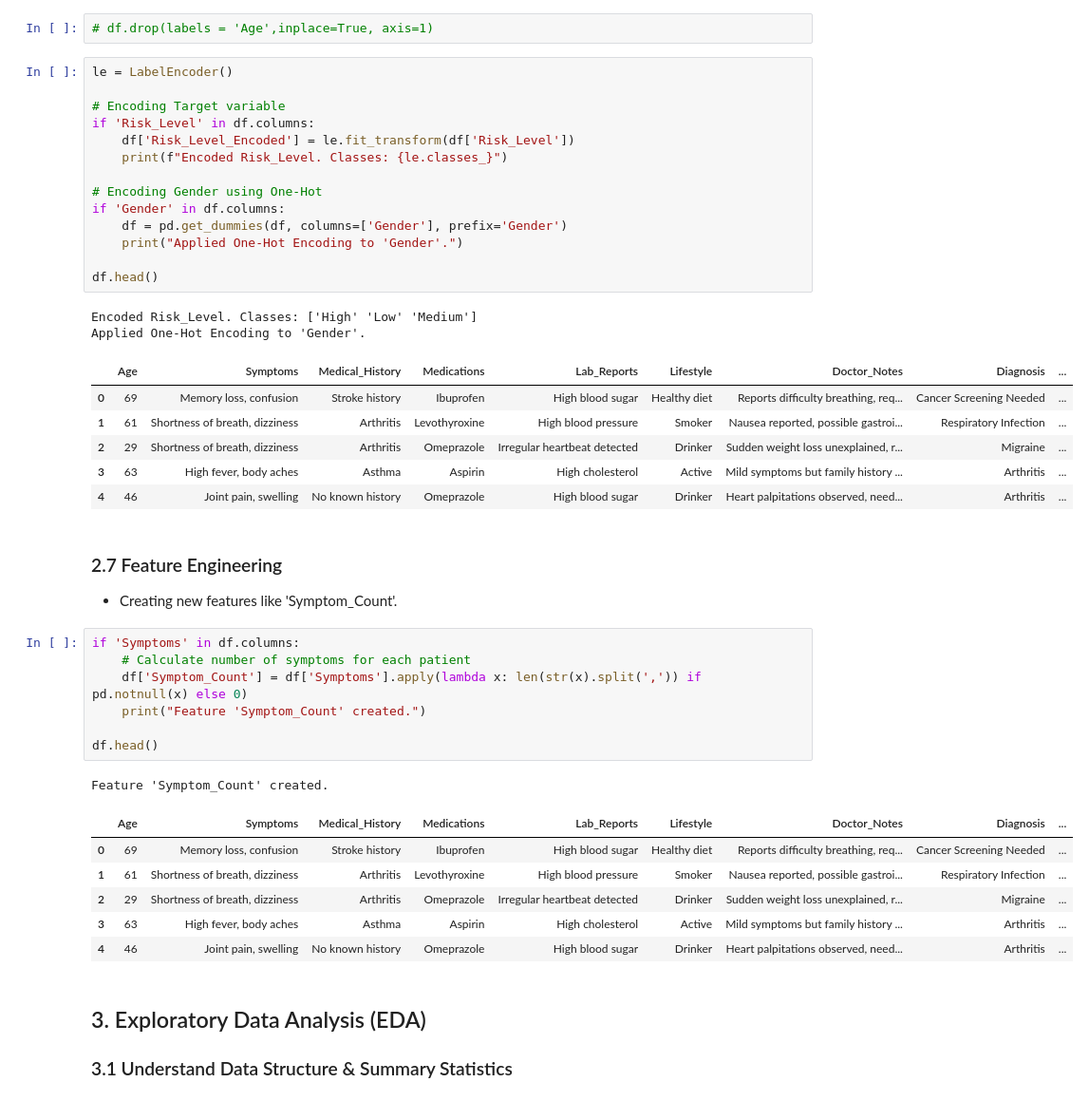
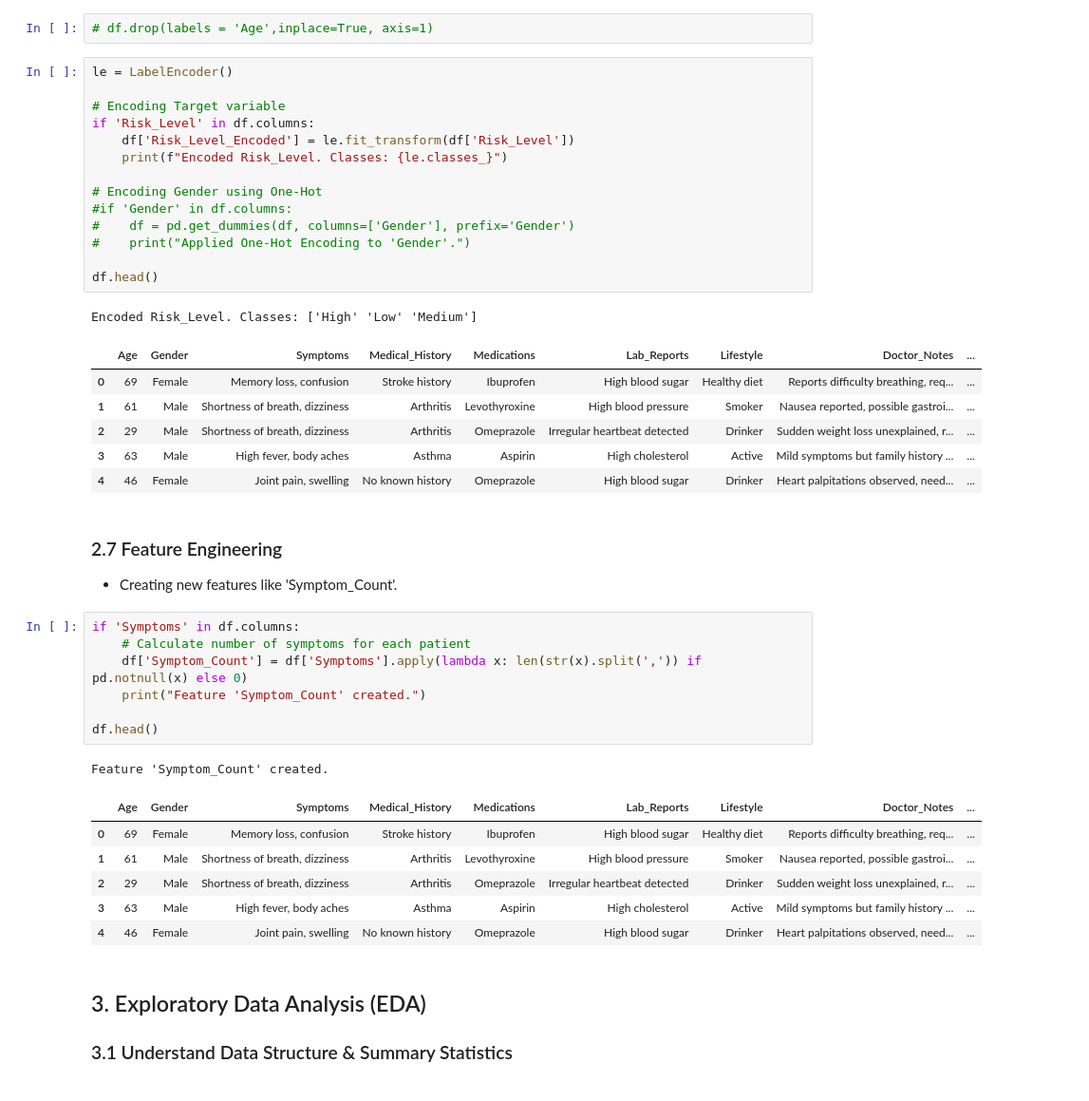
Before and after one commit to ariful59/ml-pipeline-heath-risk_predictor, a Jupyter notebook: src/notebook/EDA_dataset.ipynb, the cells around one changed output. Shown at 95% size. Drawn from its saved outputs; the diff is of its cells as text.

```diff
--- a/src/notebook/EDA_dataset.ipynb
+++ b/src/notebook/EDA_dataset.ipynb
@@ -235,26 +235,25 @@ Number of columns, 12
 # %%
 le = LabelEncoder()
 
 # Encoding Target variable
 if 'Risk_Level' in df.columns:
     df['Risk_Level_Encoded'] = le.fit_transform(df['Risk_Level'])
     print(f"Encoded Risk_Level. Classes: {le.classes_}")
 
 # Encoding Gender using One-Hot
-if 'Gender' in df.columns:
-    df = pd.get_dummies(df, columns=['Gender'], prefix='Gender')
-    print("Applied One-Hot Encoding to 'Gender'.")
+#if 'Gender' in df.columns:
+#    df = pd.get_dummies(df, columns=['Gender'], prefix='Gender')
+#    print("Applied One-Hot Encoding to 'Gender'.")
 
 df.head()
 # %% [output]
 Encoded Risk_Level. Classes: ['High' 'Low' 'Medium']
-Applied One-Hot Encoding to 'Gender'.
-|  | Age | Symptoms | Medical_History | Medications | Lab_Reports | Lifestyle | Doctor_Notes | Diagnosis | ... |
-| 0 | 69 | Memory loss, confusion | Stroke history | Ibuprofen | High blood sugar | Healthy diet | Reports difficulty breathing, req... | Cancer Screening Needed | ... |
-| 1 | 61 | Shortness of breath, dizziness | Arthritis | Levothyroxine | High blood pressure | Smoker | Nausea reported, possible gastroi... | Respiratory Infection | ... |
-| 2 | 29 | Shortness of breath, dizziness | Arthritis | Omeprazole | Irregular heartbeat detected | Drinker | Sudden weight loss unexplained, r... | Migraine | ... |
-| 3 | 63 | High fever, body aches | Asthma | Aspirin | High cholesterol | Active | Mild symptoms but family history ... | Arthritis | ... |
-| 4 | 46 | Joint pain, swelling | No known history | Omeprazole | High blood sugar | Drinker | Heart palpitations observed, need... | Arthritis | ... |
+|  | Age | Gender | Symptoms | Medical_History | Medications | Lab_Reports | Lifestyle | Doctor_Notes | ... |
+| 0 | 69 | Female | Memory loss, confusion | Stroke history | Ibuprofen | High blood sugar | Healthy diet | Reports difficulty breathing, req... | ... |
+| 1 | 61 | Male | Shortness of breath, dizziness | Arthritis | Levothyroxine | High blood pressure | Smoker | Nausea reported, possible gastroi... | ... |
+| 2 | 29 | Male | Shortness of breath, dizziness | Arthritis | Omeprazole | Irregular heartbeat detected | Drinker | Sudden weight loss unexplained, r... | ... |
+| 3 | 63 | Male | High fever, body aches | Asthma | Aspirin | High cholesterol | Active | Mild symptoms but family history ... | ... |
+| 4 | 46 | Female | Joint pain, swelling | No known history | Omeprazole | High blood sugar | Drinker | Heart palpitations observed, need... | ... |
 # %% [markdown]
 ### 2.7 Feature Engineering
 - Creating new features like 'Symptom_Count'.
@@ -267,12 +266,12 @@ if 'Symptoms' in df.columns:
 df.head()
 # %% [output]
 Feature 'Symptom_Count' created.
-|  | Age | Symptoms | Medical_History | Medications | Lab_Reports | Lifestyle | Doctor_Notes | Diagnosis | ... |
-| 0 | 69 | Memory loss, confusion | Stroke history | Ibuprofen | High blood sugar | Healthy diet | Reports difficulty breathing, req... | Cancer Screening Needed | ... |
-| 1 | 61 | Shortness of breath, dizziness | Arthritis | Levothyroxine | High blood pressure | Smoker | Nausea reported, possible gastroi... | Respiratory Infection | ... |
-| 2 | 29 | Shortness of breath, dizziness | Arthritis | Omeprazole | Irregular heartbeat detected | Drinker | Sudden weight loss unexplained, r... | Migraine | ... |
-| 3 | 63 | High fever, body aches | Asthma | Aspirin | High cholesterol | Active | Mild symptoms but family history ... | Arthritis | ... |
-| 4 | 46 | Joint pain, swelling | No known history | Omeprazole | High blood sugar | Drinker | Heart palpitations observed, need... | Arthritis | ... |
+|  | Age | Gender | Symptoms | Medical_History | Medications | Lab_Reports | Lifestyle | Doctor_Notes | ... |
+| 0 | 69 | Female | Memory loss, confusion | Stroke history | Ibuprofen | High blood sugar | Healthy diet | Reports difficulty breathing, req... | ... |
+| 1 | 61 | Male | Shortness of breath, dizziness | Arthritis | Levothyroxine | High blood pressure | Smoker | Nausea reported, possible gastroi... | ... |
+| 2 | 29 | Male | Shortness of breath, dizziness | Arthritis | Omeprazole | Irregular heartbeat detected | Drinker | Sudden weight loss unexplained, r... | ... |
+| 3 | 63 | Male | High fever, body aches | Asthma | Aspirin | High cholesterol | Active | Mild symptoms but family history ... | ... |
+| 4 | 46 | Female | Joint pain, swelling | No known history | Omeprazole | High blood sugar | Drinker | Heart palpitations observed, need... | ... |
 # %% [markdown]
 ## 3. Exploratory Data Analysis (EDA)
 
```
Also changed, not shown: parts of 14 cells of this notebook.
